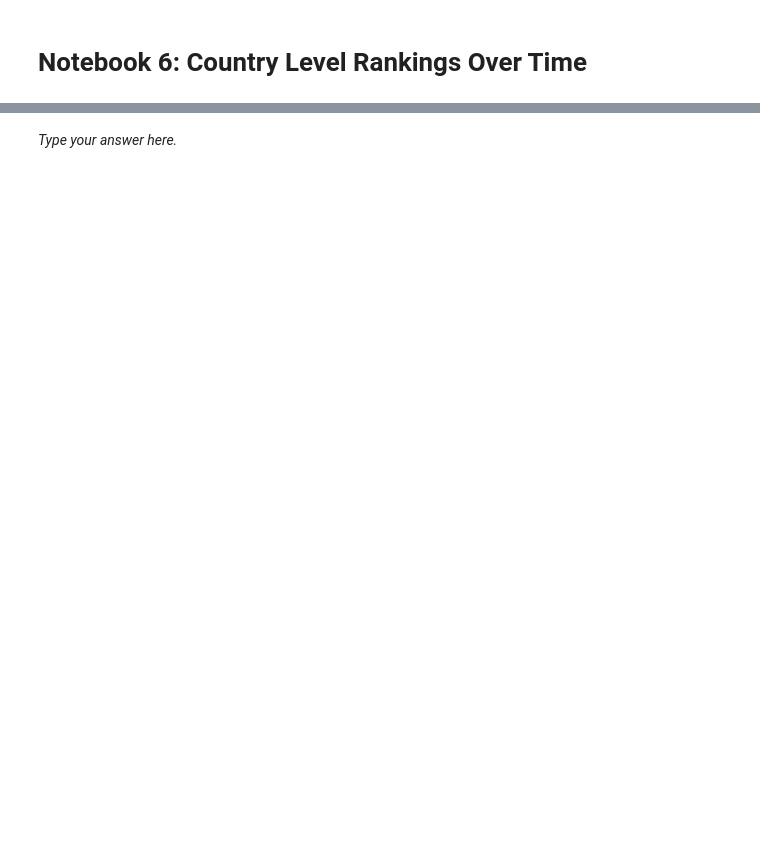
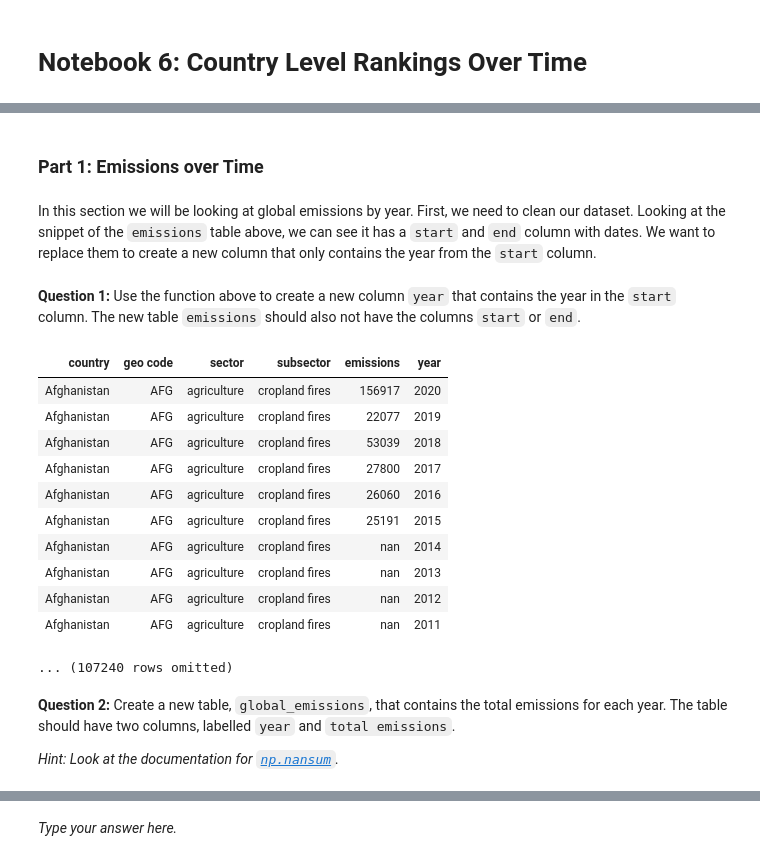
Before and after one commit to ds-modules/DATA88-SP22, a Jupyter notebook: Notebook-6/notebook.ipynb, the cells around one changed output, grey strips where cells are left out. Saved outputs shown, nothing was run; the diff lists cells and outputs as text; code cells hidden in the pictures; blank space fills up the shorter version.

```diff
--- a/Notebook-6/notebook.ipynb
+++ b/Notebook-6/notebook.ipynb
@@ -273,0 +15,4 @@ emissions_map
+# %%
+#Just run this cell!
+emissions_data = Table.read_table('country_emissions.csv')
+emissions_data.show(5)
@@ -273,0 +27,35 @@ emissions_map
+# %% [markdown]
+### Part 1: Emissions over Time
+# %% [markdown]
+In this section we will be looking at global emissions by year. First, we need to clean our dataset. Looking at the snippet of the `emissions` table above, we can see it has a `start` and `end` column with dates. We want to replace them to create a new column that only contains the year from the `start` column.
+# %%
+#Just run this cell!
+def extract_year(date):
+    """Take in a YYYY-MM-DD string and outputs the year only."""
+    return date[:4]
+# %% [markdown]
+**Question 1:** Use the function above to create a new column `year` that contains the year in the `start` column. The new table `emissions` should also not have the columns `start` or `end`.
+# %%
+"""
+emissions = ...
+emissions = ...
+"""
+emissions = emissions_data.with_column('year', emissions_data.apply(extract_year, 'start')).drop('start', 'end')
+emissions
+# %% [output]
+| country | geo code | sector | subsector | emissions | year |
+| Afghanistan | AFG | agriculture | cropland fires | 156917 | 2020 |
+| Afghanistan | AFG | agriculture | cropland fires | 22077 | 2019 |
+| Afghanistan | AFG | agriculture | cropland fires | 53039 | 2018 |
+| Afghanistan | AFG | agriculture | cropland fires | 27800 | 2017 |
+| Afghanistan | AFG | agriculture | cropland fires | 26060 | 2016 |
+| Afghanistan | AFG | agriculture | cropland fires | 25191 | 2015 |
+| Afghanistan | AFG | agriculture | cropland fires | nan | 2014 |
+| Afghanistan | AFG | agriculture | cropland fires | nan | 2013 |
+| Afghanistan | AFG | agriculture | cropland fires | nan | 2012 |
+| Afghanistan | AFG | agriculture | cropland fires | nan | 2011 |
+... (107240 rows omitted)
+# %% [markdown]
+**Question 2:** Create a new table, `global_emissions`, that contains the total emissions for each year. The table should have two columns, labelled `year` and `total emissions`.
+
+*Hint: Look at the documentation for [`np.nansum`](https://numpy.org/doc/stable/reference/generated/numpy.nansum.html).*
```
Also changed, not shown: parts of 71 cells of this notebook, 1 other file.
